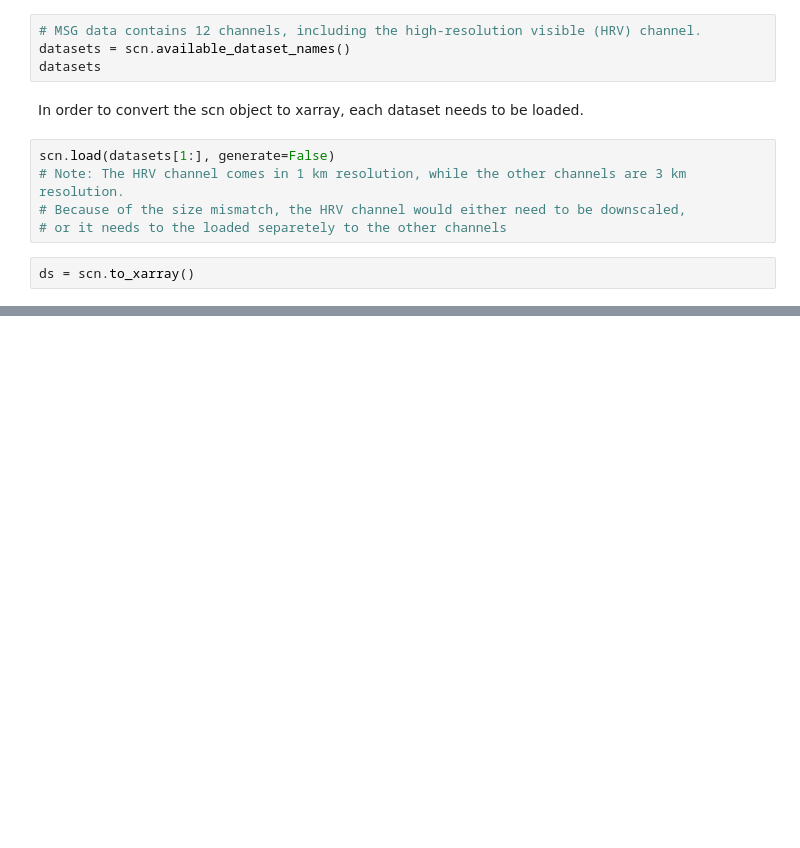
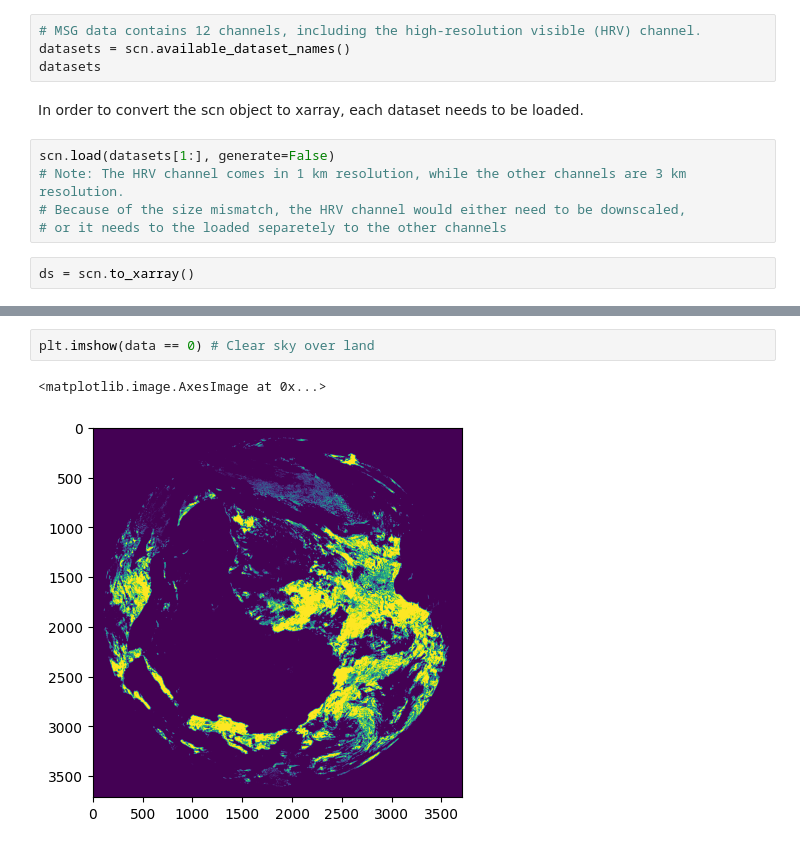
Before and after one commit to spaceml-org/rs_tools, a Jupyter notebook: notebooks/dev/msg/0.1-MSG-download.ipynb, the cells around one changed output, grey strips where cells are left out. Drawn from its saved outputs; the diff is of its cells as text; blank space fills up the shorter version.

```diff
--- a/notebooks/dev/msg/0.1-MSG-download.ipynb
+++ b/notebooks/dev/msg/0.1-MSG-download.ipynb
@@ -156,0 +209,5 @@ ds = scn.to_xarray()
+# %%
+plt.imshow(data == 0) # Clear sky over land
+# %% [output]
+<matplotlib.image.AxesImage at 0x...>
+[figure, added]
```
Also changed, not shown: parts of 25 cells of this notebook, 1 other file.
